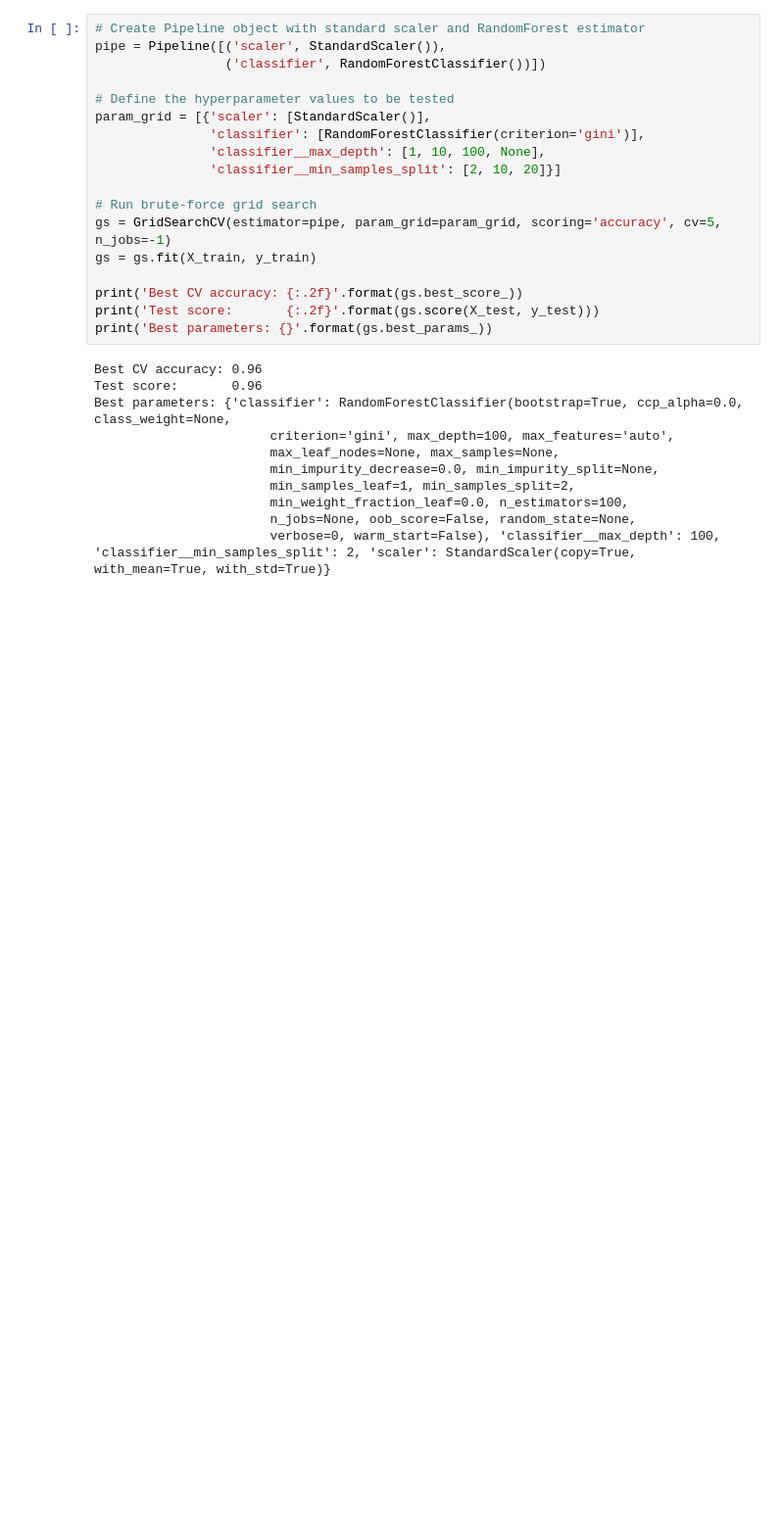
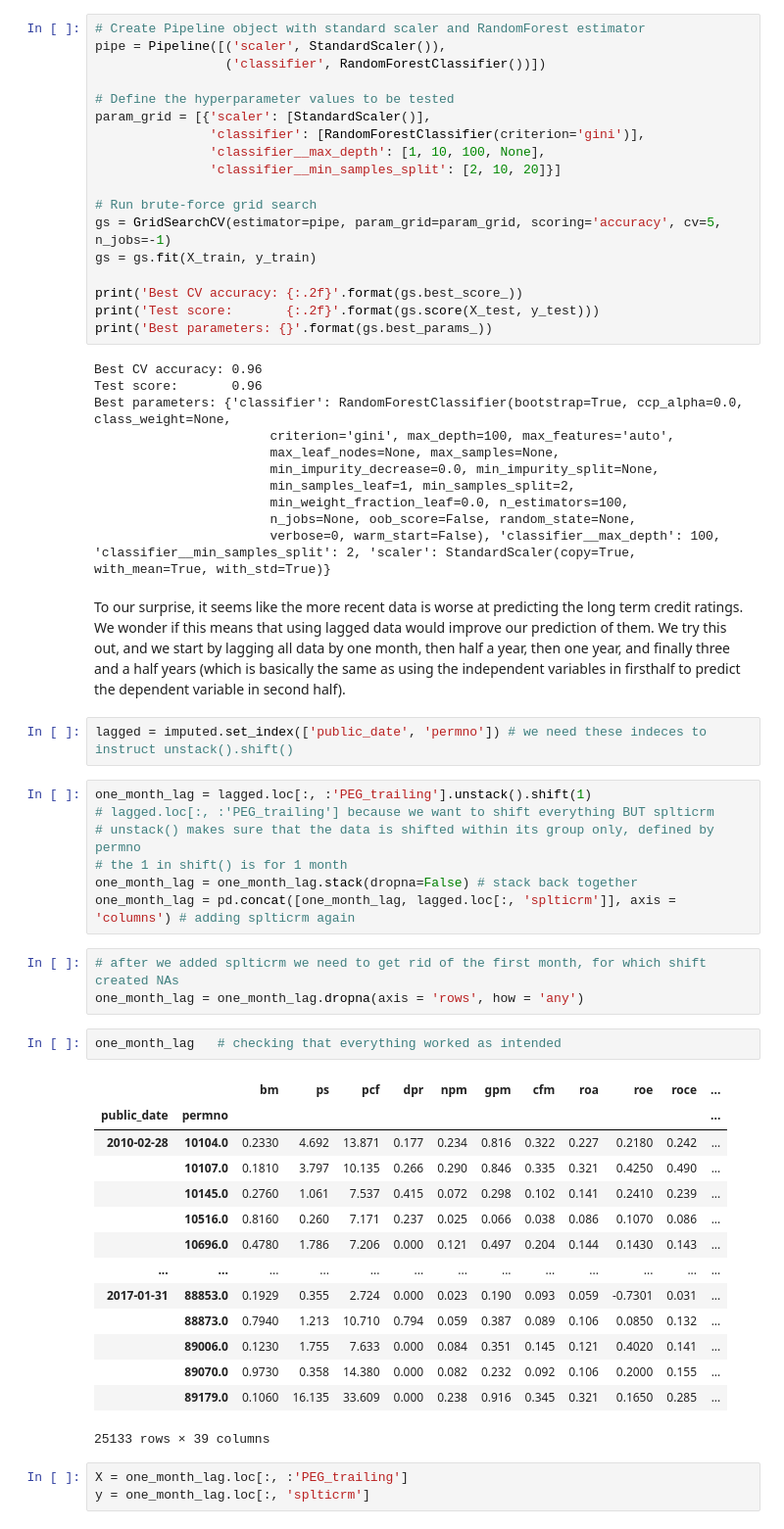
Before and after one commit to john-donnelly-1/ML-Group-3, a Jupyter notebook: current code doc.ipynb, the cells around one changed output. Shown: that part at 98% size. Cells and saved outputs as stored; diff of their text form; blank space fills up the shorter version.

Commit message:
Add files via upload
Lagging included

```diff
--- a/current code doc.ipynb
+++ b/current code doc.ipynb
@@ -477,3 +447,37 @@ Best parameters: {'classifier': RandomForestClassifier(bootstrap=True, ccp_alpha
                        min_weight_fraction_leaf=0.0, n_estimators=100,
                        n_jobs=None, oob_score=False, random_state=None,
                        verbose=0, warm_start=False), 'classifier__max_depth': 100, 'classifier__min_samples_split': 2, 'scaler': StandardScaler(copy=True, with_mean=True, with_std=True)}
+# %% [markdown]
+To our surprise, it seems like the more recent data is worse at predicting the long term credit ratings. We wonder if this means that using lagged data would improve our prediction of them. We try this out, and we start by lagging all data by one month, then half a year, then one year, and finally three and a half years (which is basically the same as using the independent variables in firsthalf to predict the dependent variable in second half).
+# %%
+lagged = imputed.set_index(['public_date', 'permno']) # we need these indeces to instruct unstack().shift()
+# %%
+one_month_lag = lagged.loc[:, :'PEG_trailing'].unstack().shift(1)
+# lagged.loc[:, :'PEG_trailing'] because we want to shift everything BUT splticrm
+# unstack() makes sure that the data is shifted within its group only, defined by permno
+# the 1 in shift() is for 1 month
+one_month_lag = one_month_lag.stack(dropna=False) # stack back together
+one_month_lag = pd.concat([one_month_lag, lagged.loc[:, 'splticrm']], axis = 'columns') # adding splticrm again
+# %%
+# after we added splticrm we need to get rid of the first month, for which shift created NAs
+one_month_lag = one_month_lag.dropna(axis = 'rows', how = 'any')
+# %%
+one_month_lag   # checking that everything worked as intended
+# %% [output]
+|  |  | bm | ps | pcf | dpr | npm | gpm | cfm | roa | roe | roce | ... |
+| public_date | permno |  |  |  |  |  |  |  |  |  |  | ... |
+| 2010-02-28 | 10104.0 | 0.2330 | 4.692 | 13.871 | 0.177 | 0.234 | 0.816 | 0.322 | 0.227 | 0.2180 | 0.242 | ... |
+|  | 10107.0 | 0.1810 | 3.797 | 10.135 | 0.266 | 0.290 | 0.846 | 0.335 | 0.321 | 0.4250 | 0.490 | ... |
+|  | 10145.0 | 0.2760 | 1.061 | 7.537 | 0.415 | 0.072 | 0.298 | 0.102 | 0.141 | 0.2410 | 0.239 | ... |
+|  | 10516.0 | 0.8160 | 0.260 | 7.171 | 0.237 | 0.025 | 0.066 | 0.038 | 0.086 | 0.1070 | 0.086 | ... |
+|  | 10696.0 | 0.4780 | 1.786 | 7.206 | 0.000 | 0.121 | 0.497 | 0.204 | 0.144 | 0.1430 | 0.143 | ... |
+| ... | ... | ... | ... | ... | ... | ... | ... | ... | ... | ... | ... | ... |
+| 2017-01-31 | 88853.0 | 0.1929 | 0.355 | 2.724 | 0.000 | 0.023 | 0.190 | 0.093 | 0.059 | -0.7301 | 0.031 | ... |
+|  | 88873.0 | 0.7940 | 1.213 | 10.710 | 0.794 | 0.059 | 0.387 | 0.089 | 0.106 | 0.0850 | 0.132 | ... |
+|  | 89006.0 | 0.1230 | 1.755 | 7.633 | 0.000 | 0.084 | 0.351 | 0.145 | 0.121 | 0.4020 | 0.141 | ... |
+|  | 89070.0 | 0.9730 | 0.358 | 14.380 | 0.000 | 0.082 | 0.232 | 0.092 | 0.106 | 0.2000 | 0.155 | ... |
+|  | 89179.0 | 0.1060 | 16.135 | 33.609 | 0.000 | 0.238 | 0.916 | 0.345 | 0.321 | 0.1650 | 0.285 | ... |
+25133 rows × 39 columns
+# %%
+X = one_month_lag.loc[:, :'PEG_trailing']
+y = one_month_lag.loc[:, 'splticrm']
```
Also changed, not shown: parts of 35 cells of this notebook.
